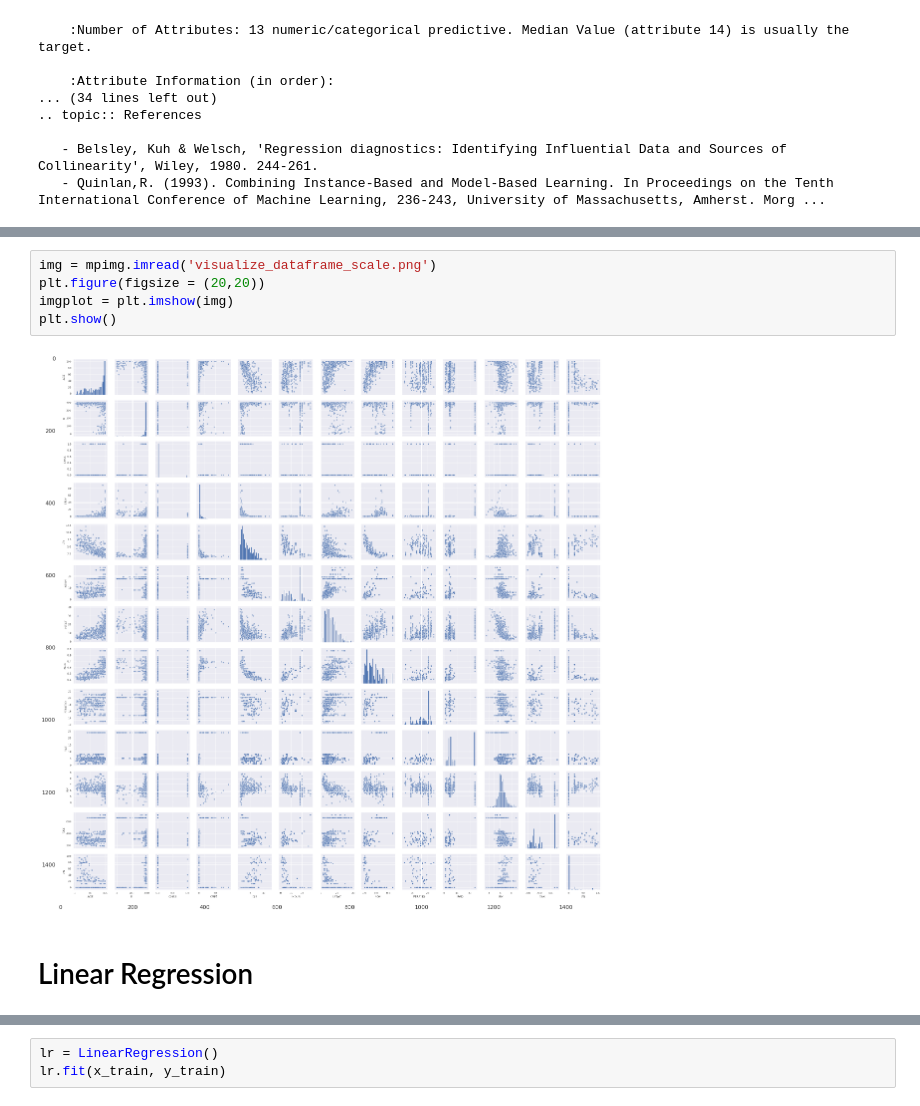
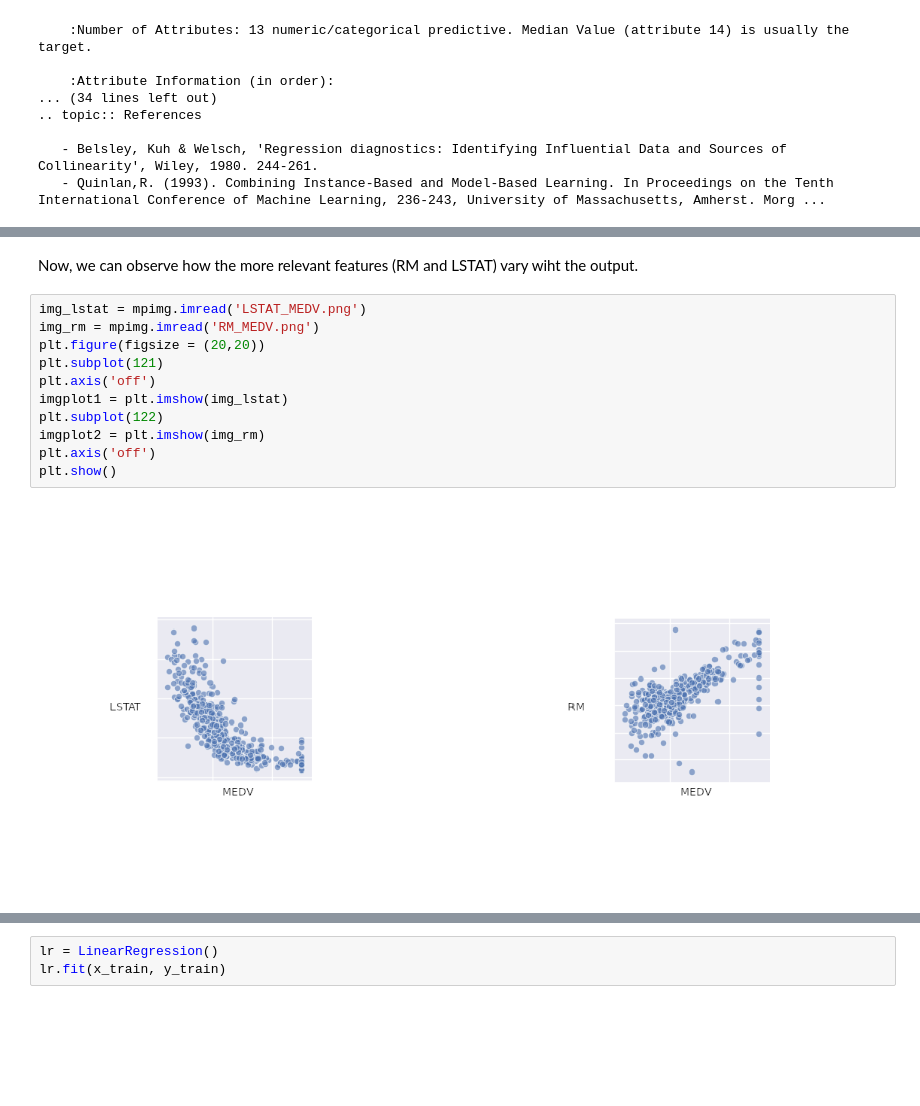
Before and after one commit to henry-sabogal/bioinformatics_project, a Jupyter notebook: LassoRegression.ipynb, the cells around one changed output, grey strips where cells are left out. Drawn from its saved outputs; the diff is of its cells as text; blank space fills up the shorter version.

Commit message:
Comment for Lazzo and linear regression

```diff
--- a/LassoRegression.ipynb
+++ b/LassoRegression.ipynb
@@ -130,9 +119,15 @@ plt.savefig('visualize_dataframe.png', bbox_inches='tight', dpi=100)
+# %% [markdown]
+<p>Now, we can observe how the more relevant features (RM and LSTAT) vary wiht the output.</p>
 # %%
-img = mpimg.imread('visualize_dataframe_scale.png')
+img_lstat = mpimg.imread('LSTAT_MEDV.png')
+img_rm = mpimg.imread('RM_MEDV.png')
 plt.figure(figsize = (20,20))
-imgplot = plt.imshow(img)
+plt.subplot(121)
+plt.axis('off')
+imgplot1 = plt.imshow(img_lstat)
+plt.subplot(122)
+imgplot2 = plt.imshow(img_rm)
+plt.axis('off')
 plt.show()
 # %% [output]
-[figure, old version]
+[figure, new version]
-# %% [markdown]
-<h1>Linear Regression</h1>
```
Also changed, not shown: parts of 25 cells of this notebook, 3 other files.
